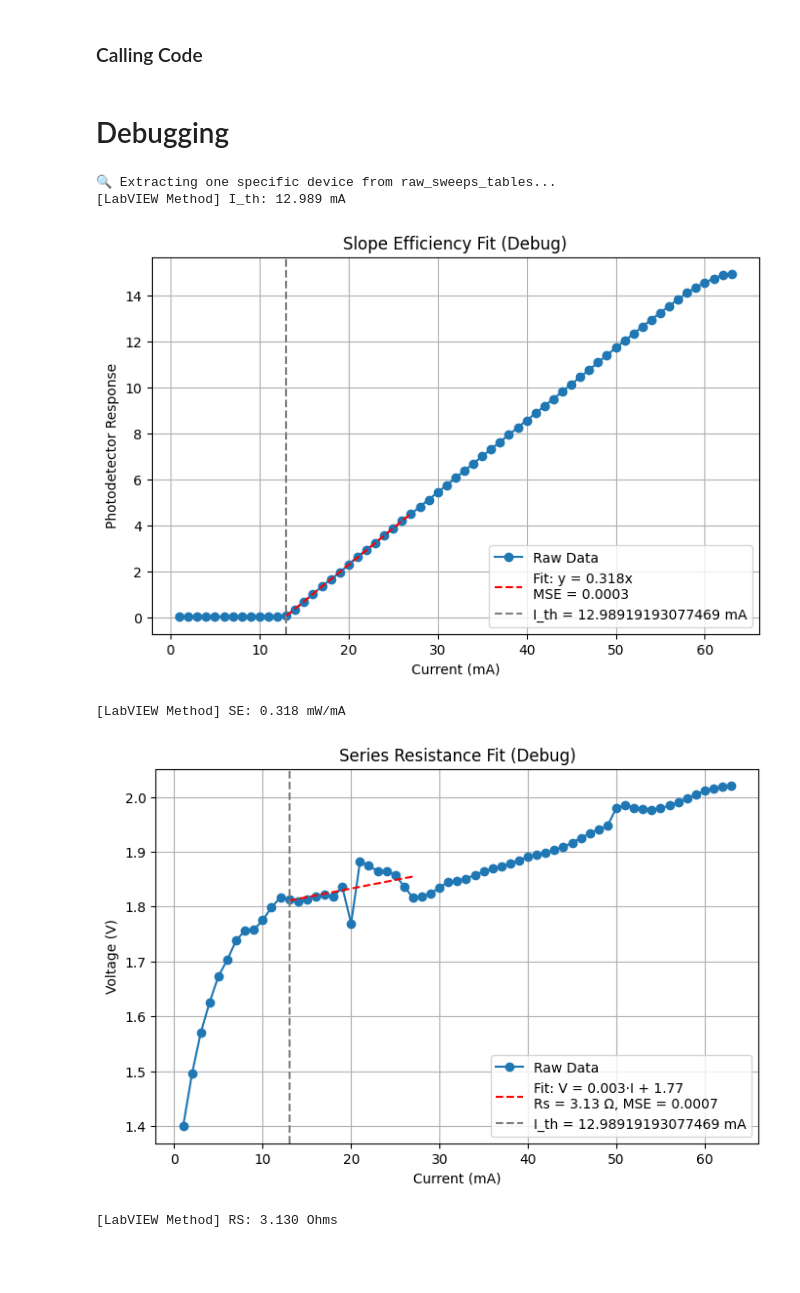
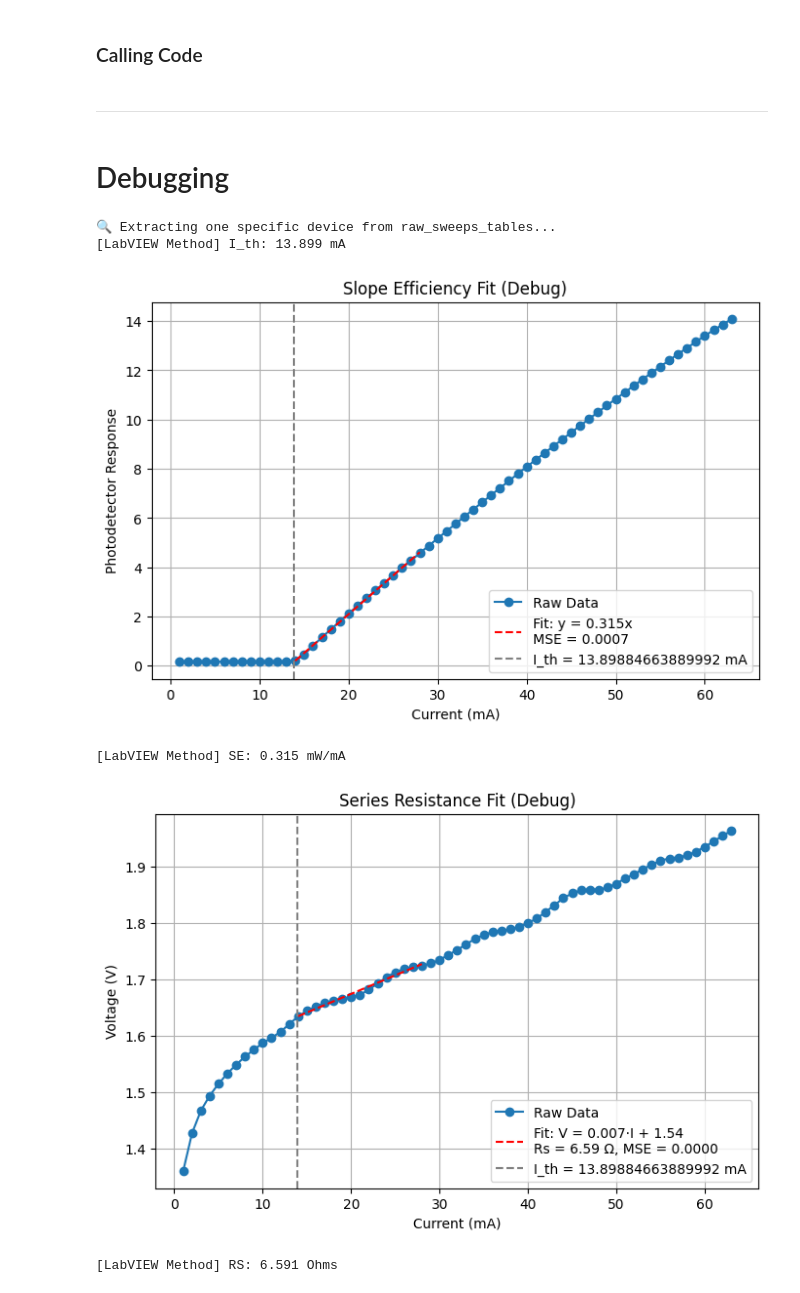
Before and after one commit to VadanKhan/liv-vadankhan-analyser, a Jupyter notebook: liv_vadankhan_analyser/ITH.ipynb, the cells around one changed output. Saved outputs shown, nothing was run; the diff lists cells and outputs as text; code cells hidden in the pictures; blank space fills up the shorter version.

```diff
--- a/liv_vadankhan_analyser/ITH.ipynb
+++ b/liv_vadankhan_analyser/ITH.ipynb
@@ -717,11 +719,11 @@ wafer_codes = [
     "QCHX0",
     "QCHX1",
     # "QCHX2",
-    # "QCHX8",
+    "QCHX8",
     # "QCHY5",
     # "QCHYH",
     "QCHYT",
-    "QCI0J",
+    # "QCI0J",
     # "QCI0L",
     # "QCI1U",
     "QCI1V",
@@ -731,31 +733,16 @@ wafer_codes = [
 
 
 print(f"Number of Wafers: {len(wafer_codes)}")
-
-
 ANALYSIS_RUN_NAME = "debugging_ITH_improvements"
-
-
 DECODER_FILE = "QC WAFER_LAYOUT 24Dec.csv"
-
-
 DECODER_FILE_PATH = ROOT_DIR / "decoders" / DECODER_FILE
-
-
 RESULTS_FILE_PATH = ROOT_DIR / "results"
-
-
 EXPORTS_FILEPATH = ROOT_DIR / "exports"
 
 
 # Create the exports folder if it doesn't exist
-
-
 if not os.path.exists(EXPORTS_FILEPATH):
-
     os.makedirs(EXPORTS_FILEPATH)
-
-
 # print(EXPORTS_FILEPATH)
 
 
@@ -1107,7 +1094,7 @@ def find_ith_value_labview(intensity, current):
     # print(initial_abs_residual_total)
     if initial_abs_residual_total > 1:
         print("Warning: Initial L1 fit residual too high.")
-        return 0
+        # return 0 # DEBUG: STILL TRY
 
     # 6) First Savitzky-Golay smoothing (5,1)
     smoothed_intensity = savgol_filter(filtered_intensity, window_length=5, polyorder=1)
@@ -1156,8 +1143,8 @@ def find_ith_value_labview(intensity, current):
 
     # 14) Validate split point
     if not (2 <= median_x <= 35):
-        print("Warning: Gaussian fit split point out of bounds. Using default 12.5 mA.")
-        median_x = 12.5
+        print("Warning: Gaussian fit split point out of usual bounds.")
+        # median_x = 12.5 # DEBUG: STILL TRY
 
     # 15) Linear fitting on left segment (with gradient bound)
     left_mask = current <= median_x
@@ -1182,7 +1169,7 @@ def find_ith_value_labview(intensity, current):
 
     if len(current_right) < 10:
         print("Warning: Fewer than 10 data points for stimulated emission fit.")
-        return 0
+        # return 0 # DEBUG: STILL TRY
 
     popt_right, _ = curve_fit(linear_model, current_right, intensity_right)
     slope_efficiency, intercept_right = popt_right
@@ -1193,13 +1180,13 @@ def find_ith_value_labview(intensity, current):
     # print(mse_right)
     if mse_right > 1:
         print("Warning: High MSE in stimulated emission fit.")
-        return 0
+        # return 0 # DEBUG: STILL TRY
 
     # 17) Compute intersection (I_th)
     ith_value = (intercept_right - intercept_left) / (slope_left - slope_efficiency)
     if not (2 <= ith_value <= 35):
-        print("Warning: Computed I_th outside bounds. Returning None.")
-        return 0
+        print("Warning: Computed I_th outside bounds normal bounds.")
+        # return 0 # DEBUG: STILL TRY
 
     return ith_value
 # %% [markdown]
@@ -2098,6 +2340,8 @@ df_combined.to_csv(EXPORTS_FILEPATH / f"{ANALYSIS_RUN_NAME}_device_combined_summ
 
 # Display the first 10 rows of the combined dataframe
 # print(df_combined.head(10))
+# %% [markdown]
+---
 # %% [markdown]
 # Debugging
 # %%
@@ -2540,8 +2784,8 @@ def find_series_resistance_debug(voltage, current, ith, mse_threshold=0.05, fitt
         return 0
 # %%
 USE_REAL_DEVICE = True  # Toggle this to switch modes
-WAFER_ID_INPUT = "QCI1V"  # Set this to your target wafer ID
-TOUCHDOWN_INPUT = 34 * 10000  # Set this to your target touchdown number
+WAFER_ID_INPUT = "QCHX8"  # Set this to your target wafer ID
+TOUCHDOWN_INPUT = 21 * 10000  # Set this to your target touchdown number
 
 if USE_REAL_DEVICE:
     print("🔍 Extracting one specific device from raw_sweeps_tables...")
@@ -2564,35 +2808,35 @@ if USE_REAL_DEVICE:
 
     # Extract current and intensity (PD) values
     current = device_data["LDI_mA"].values
     intensity = device_data["PD"].values
     voltage = device_data["Vf"].values
 
 else:
     print("🔍 Reading sample raw LI data from CSV...")
 
     SAMPLE_FILE_PATH = ROOT_DIR / "validation" / "SAMPLE_RAW_CURVES.csv"
     df = pd.read_csv(SAMPLE_FILE_PATH, skipinitialspace=True)
     df.columns = df.columns.str.strip()
 
     current = df["CURRENT_A"].values * 1e3  # Convert from A to mA
     intensity = df["PD_W"].values
 
 # ✅ Common fitting logic
 ith = find_ith_value_labview(intensity, current)
 print(f"[LabVIEW Method] I_th: {ith:.3f} mA")
 
 # ith_prototype = find_ith_value(intensity, current)
 # print(f"[Prototype Method] I_th: {ith_prototype:.3f} mA")
 
 se = find_slope_efficiency_debug(intensity, current, ith) if ith else 0
 print(f"[LabVIEW Method] SE: {se:.3f} mW/mA")
 
 rs = find_series_resistance_debug(voltage, current, ith) if ith else 0
 print(f"[LabVIEW Method] RS: {rs:.3f} Ohms")
 # %% [output]
 🔍 Extracting one specific device from raw_sweeps_tables...
-[LabVIEW Method] I_th: 12.989 mA
+[LabVIEW Method] I_th: 13.899 mA
-[figure, old version]
+[figure, new version]
-[LabVIEW Method] SE: 0.318 mW/mA
+[LabVIEW Method] SE: 0.315 mW/mA
-[figure, old version]
+[figure, new version]
-[LabVIEW Method] RS: 3.130 Ohms
+[LabVIEW Method] RS: 6.591 Ohms
```
Also changed, not shown: parts of 9 cells of this notebook, 1 other file.
